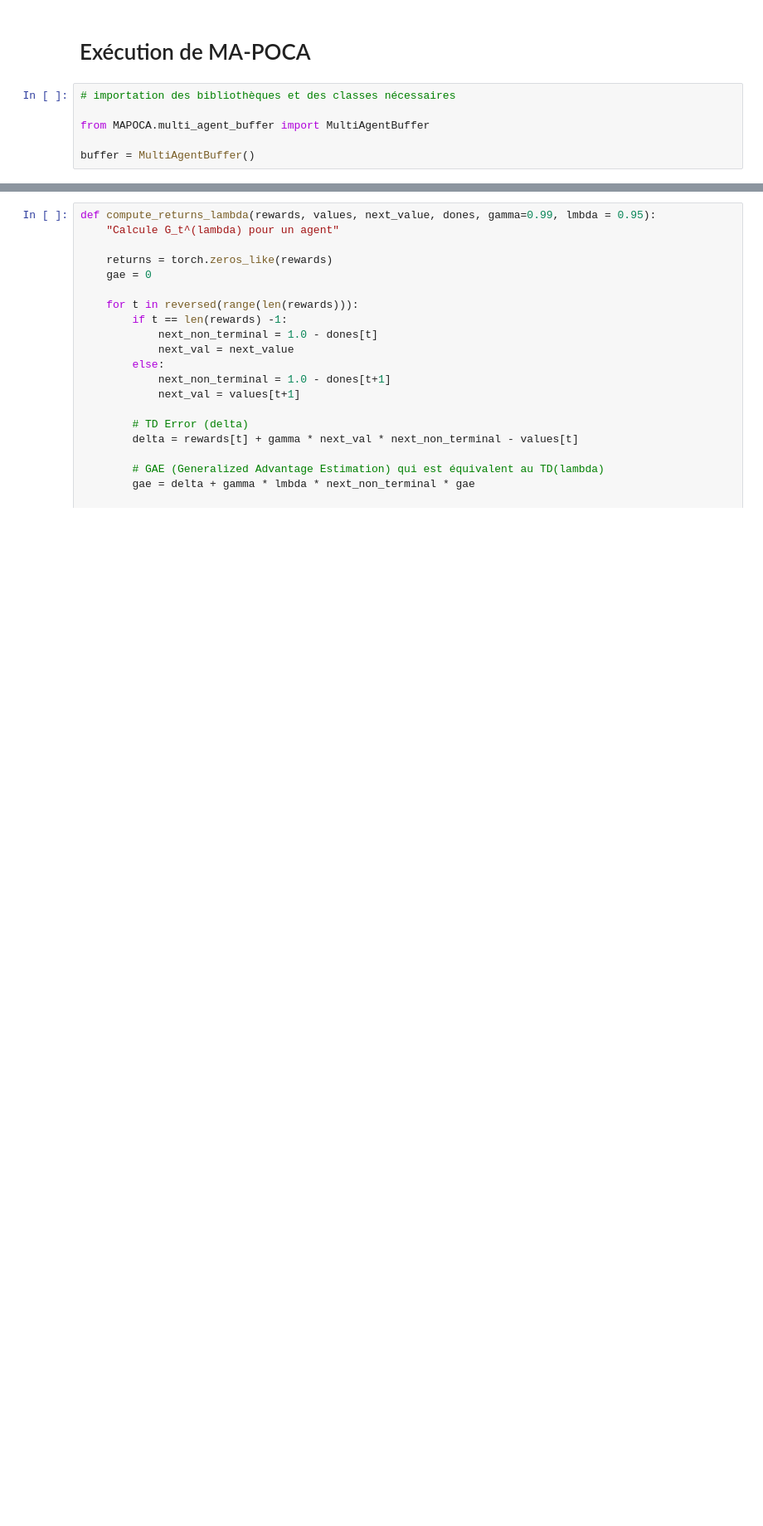
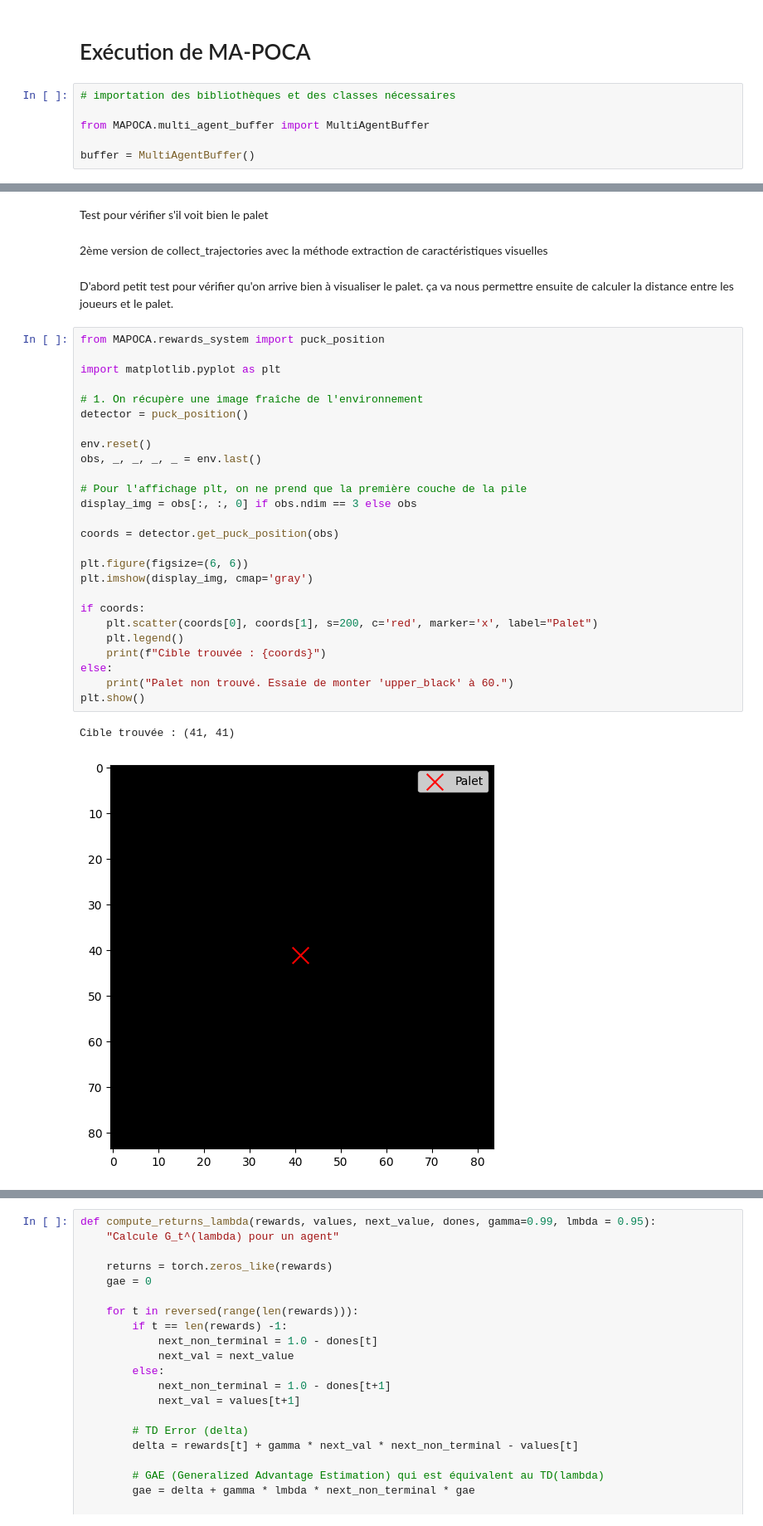
Before and after one commit to Arthur-14-75/Projet_PlanificationIA, a Jupyter notebook: download_game.ipynb, the cells around one changed output, grey strips where cells are left out. Shown at 83% size. Saved outputs shown, nothing was run; the diff lists cells and outputs as text; blank space fills up the shorter version.

```diff
--- a/download_game.ipynb
+++ b/download_game.ipynb
@@ -270,3 +314,38 @@ def collect_trajectories(env, actor, buffer, max_steps=1000):
             break
 
     return step_count
+# %% [markdown]
+Test pour vérifier s'il voit bien le palet
+# %% [markdown]
+2ème version de collect_trajectories avec la méthode extraction de caractéristiques visuelles
+# %% [markdown]
+D'abord petit test pour vérifier qu'on arrive bien à visualiser le palet. ça va nous permettre ensuite de calculer la distance entre les joueurs et le palet.
+# %%
+from MAPOCA.rewards_system import puck_position
+
+import matplotlib.pyplot as plt
+
+# 1. On récupère une image fraîche de l'environnement
+detector = puck_position()
+
+env.reset()
+obs, _, _, _, _ = env.last()
+
+# Pour l'affichage plt, on ne prend que la première couche de la pile
+display_img = obs[:, :, 0] if obs.ndim == 3 else obs
+
+coords = detector.get_puck_position(obs)
+
+plt.figure(figsize=(6, 6))
+plt.imshow(display_img, cmap='gray')
+
+if coords:
+    plt.scatter(coords[0], coords[1], s=200, c='red', marker='x', label="Palet")
+    plt.legend()
+    print(f"Cible trouvée : {coords}")
+else:
+    print("Palet non trouvé. Essaie de monter 'upper_black' à 60.")
+plt.show()
+# %% [output]
+Cible trouvée : (41, 41)
+[figure, added]
```
Also changed, not shown: parts of 16 cells of this notebook, 5 other files.
